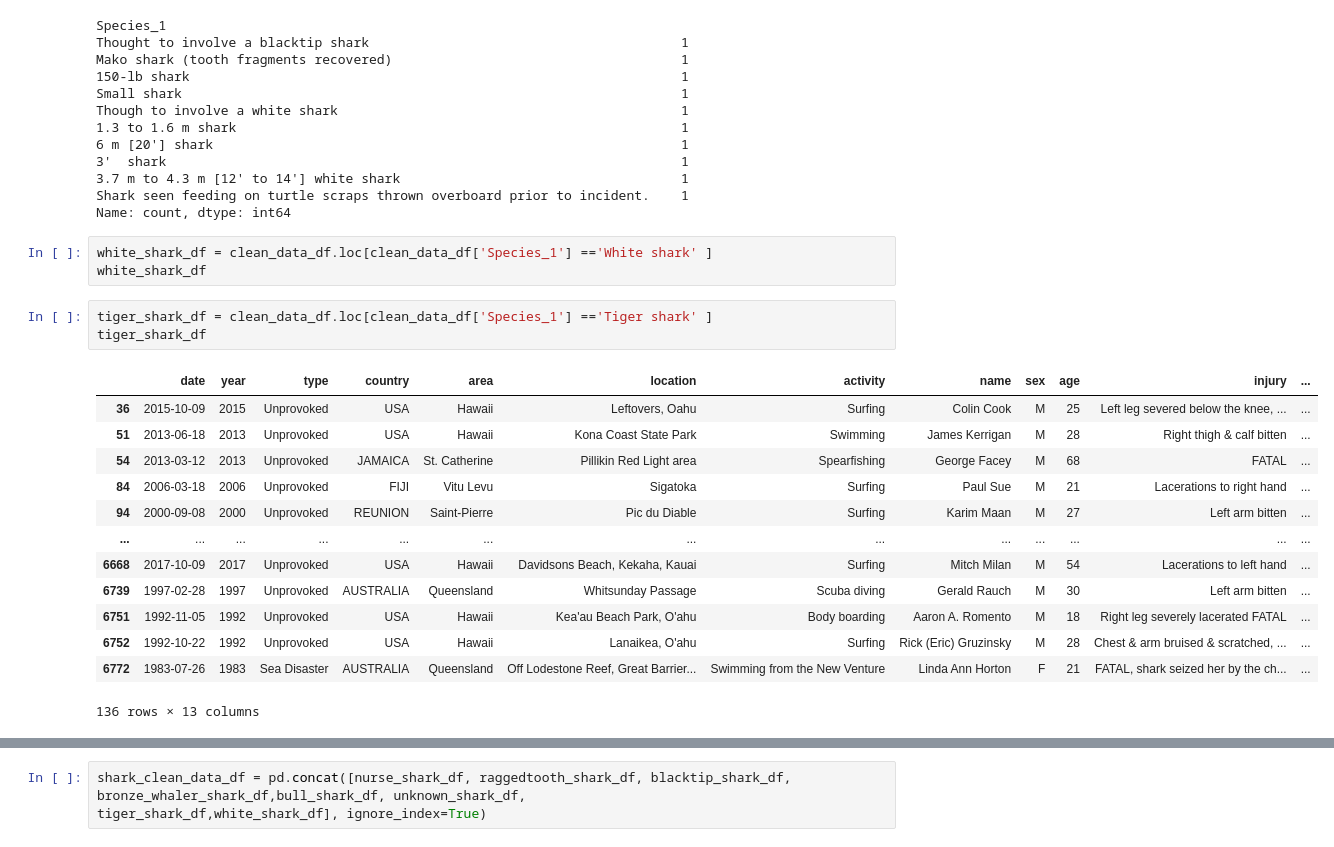
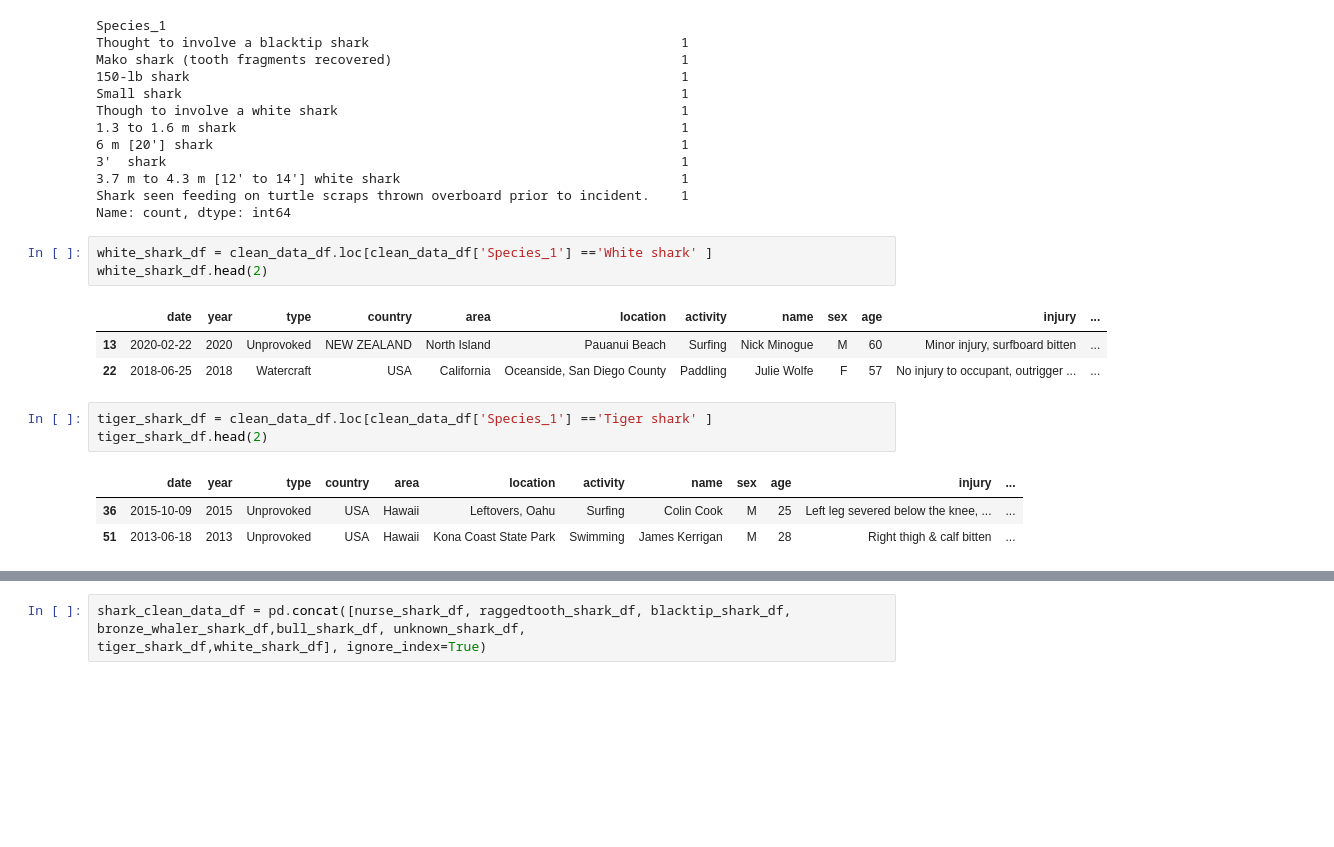
Before and after one commit to CourtneyCole123/Shark-Analysis-Team, a Jupyter notebook: Shark Data.ipynb, the cells around one changed output, grey strips where cells are left out. Drawn from its saved outputs; the diff is of its cells as text; blank space fills up the shorter version.

```diff
--- a/Shark Data.ipynb
+++ b/Shark Data.ipynb
@@ -481,23 +481,17 @@ Shark seen feeding on turtle scraps thrown overboard prior to incident.    1
 Name: count, dtype: int64
 # %%
 white_shark_df = clean_data_df.loc[clean_data_df['Species_1'] =='White shark' ]
-white_shark_df
+white_shark_df.head(2)
+# %% [output]
+|  | date | year | type | country | area | location | activity | name | sex | age | injury | ... |
+| 13 | 2020-02-22 | 2020 | Unprovoked | NEW ZEALAND | North Island | Pauanui Beach | Surfing | Nick Minogue | M | 60 | Minor injury, surfboard bitten | ... |
+| 22 | 2018-06-25 | 2018 | Watercraft | USA | California | Oceanside, San Diego County | Paddling | Julie Wolfe | F | 57 | No injury to occupant, outrigger ... | ... |
 # %%
 tiger_shark_df = clean_data_df.loc[clean_data_df['Species_1'] =='Tiger shark' ]
-tiger_shark_df
+tiger_shark_df.head(2)
 # %% [output]
 |  | date | year | type | country | area | location | activity | name | sex | age | injury | ... |
 | 36 | 2015-10-09 | 2015 | Unprovoked | USA | Hawaii | Leftovers, Oahu | Surfing | Colin Cook | M | 25 | Left leg severed below the knee, ... | ... |
 | 51 | 2013-06-18 | 2013 | Unprovoked | USA | Hawaii | Kona Coast State Park | Swimming | James Kerrigan | M | 28 | Right thigh & calf bitten | ... |
-| 54 | 2013-03-12 | 2013 | Unprovoked | JAMAICA | St. Catherine | Pillikin Red Light area | Spearfishing | George Facey | M | 68 | FATAL | ... |
-| 84 | 2006-03-18 | 2006 | Unprovoked | FIJI | Vitu Levu | Sigatoka | Surfing | Paul Sue | M | 21 | Lacerations to right hand | ... |
-| 94 | 2000-09-08 | 2000 | Unprovoked | REUNION | Saint-Pierre | Pic du Diable | Surfing | Karim Maan | M | 27 | Left arm bitten | ... |
-| ... | ... | ... | ... | ... | ... | ... | ... | ... | ... | ... | ... | ... |
-| 6668 | 2017-10-09 | 2017 | Unprovoked | USA | Hawaii | Davidsons Beach, Kekaha, Kauai | Surfing | Mitch Milan | M | 54 | Lacerations to left hand | ... |
-| 6739 | 1997-02-28 | 1997 | Unprovoked | AUSTRALIA | Queensland | Whitsunday Passage | Scuba diving | Gerald Rauch | M | 30 | Left arm bitten | ... |
-| 6751 | 1992-11-05 | 1992 | Unprovoked | USA | Hawaii | Kea'au Beach Park, O'ahu | Body boarding | Aaron A. Romento | M | 18 | Right leg severely lacerated FATAL | ... |
-| 6752 | 1992-10-22 | 1992 | Unprovoked | USA | Hawaii | Lanaikea, O'ahu | Surfing | Rick (Eric) Gruzinsky | M | 28 | Chest & arm bruised & scratched, ... | ... |
-| 6772 | 1983-07-26 | 1983 | Sea Disaster | AUSTRALIA | Queensland | Off Lodestone Reef, Great Barrier... | Swimming from the New Venture | Linda Ann Horton | F | 21 | FATAL, shark seized her by the ch... | ... |
-136 rows × 13 columns
 # %%
 unknown_shark_df = clean_data_df.loc[clean_data_df['Species_1'] =='Unknown' ]
```
Also changed, not shown: parts of 14 cells of this notebook.
